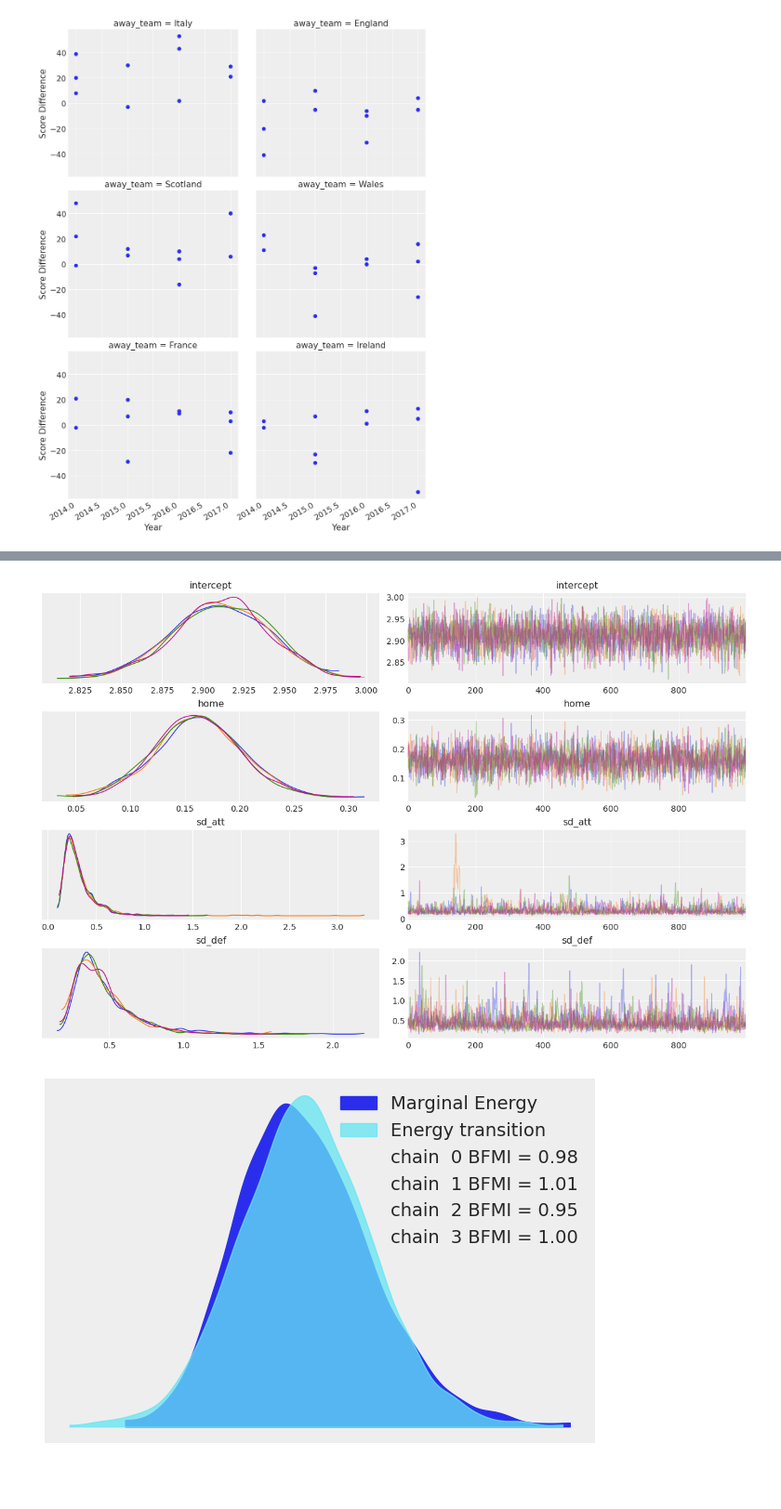
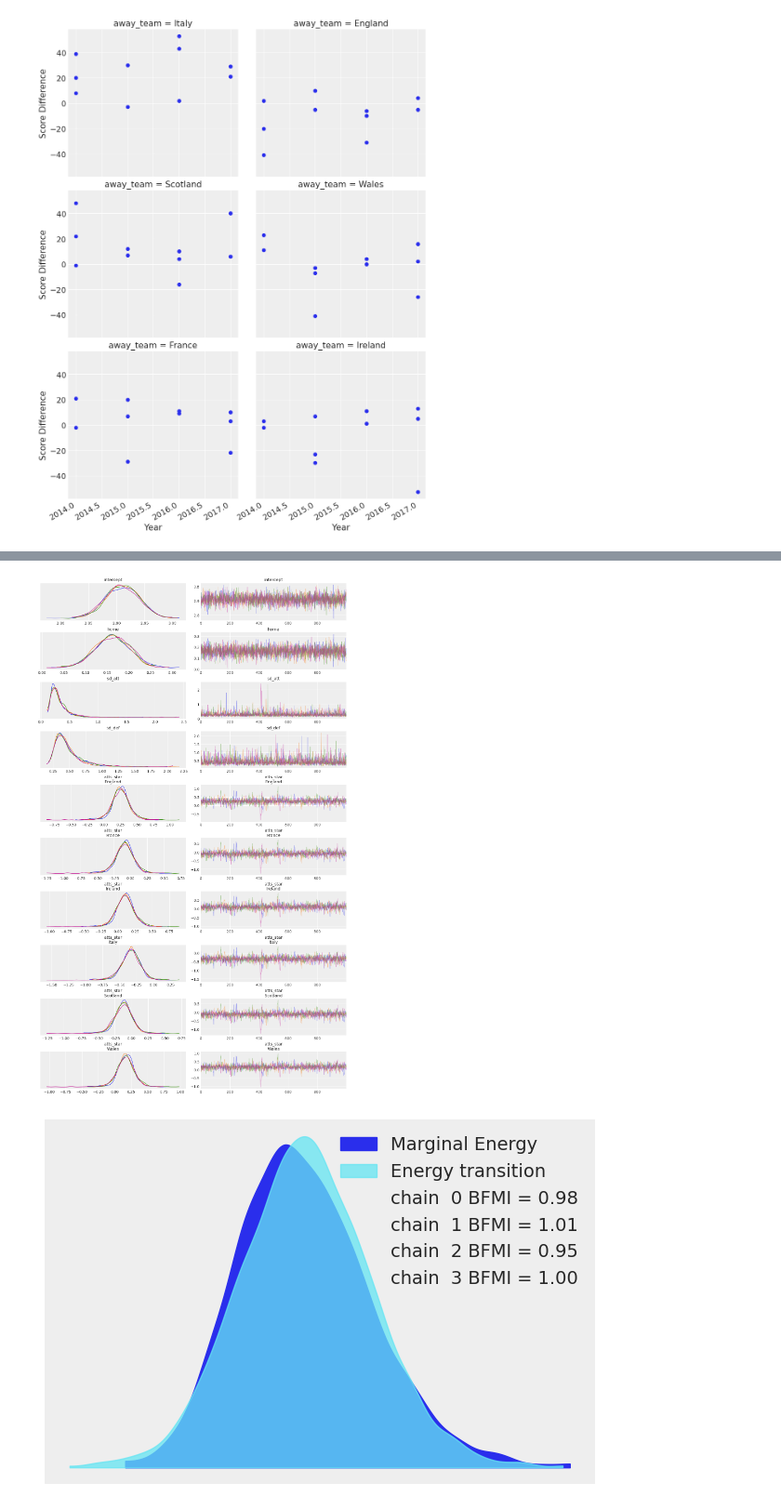
Before and after one commit to thk-lightman/ThinkBayes_Temp, a Jupyter notebook: code/04Hierarchical model for Rugby prediction.ipynb, the cells around one changed output, grey strips where cells are left out. Shown at 93% size. Saved outputs shown, nothing was run; the diff lists cells and outputs as text; code cells hidden in the pictures; blank space fills up the shorter version.

```diff
--- a/code/04Hierarchical model for Rugby prediction.ipynb
+++ b/code/04Hierarchical model for Rugby prediction.ipynb
@@ -120,8 +120,8 @@ coords = {"team": teams}
 # %%
 with pm.Model(coords=coords) as model:
     # constant data
-    home_team = pm.ConstantData("home_team", home_idx, dims="match")
-    away_team = pm.ConstantData("away_team", away_idx, dims="match")
+    home_team = pm.Data("home_team", home_idx, dims="match")
+    away_team = pm.Data("away_team", away_idx, dims="match")
 
     # global model parameters
     home = pm.Normal("home", mu=0, sigma=1)
@@ -165,7 +161,7 @@ Sampling 4 chains for 1_500 tune and 1_000 draw iterations (6_000 + 4_000 draws
 # %%
-az.plot_trace(trace, var_names=["intercept", "home", "sd_att", "sd_def"], compact=False);
+az.plot_trace(trace, var_names=["intercept", "home", "sd_att", "sd_def", "atts_star"], compact=False);
 # %% [output]
-[figure, old version]
+[figure, new version]
 # %%
 az.plot_energy(trace, figsize=(6, 4));
 # %% [output]
```
Also changed, not shown: parts of 10 cells of this notebook.
